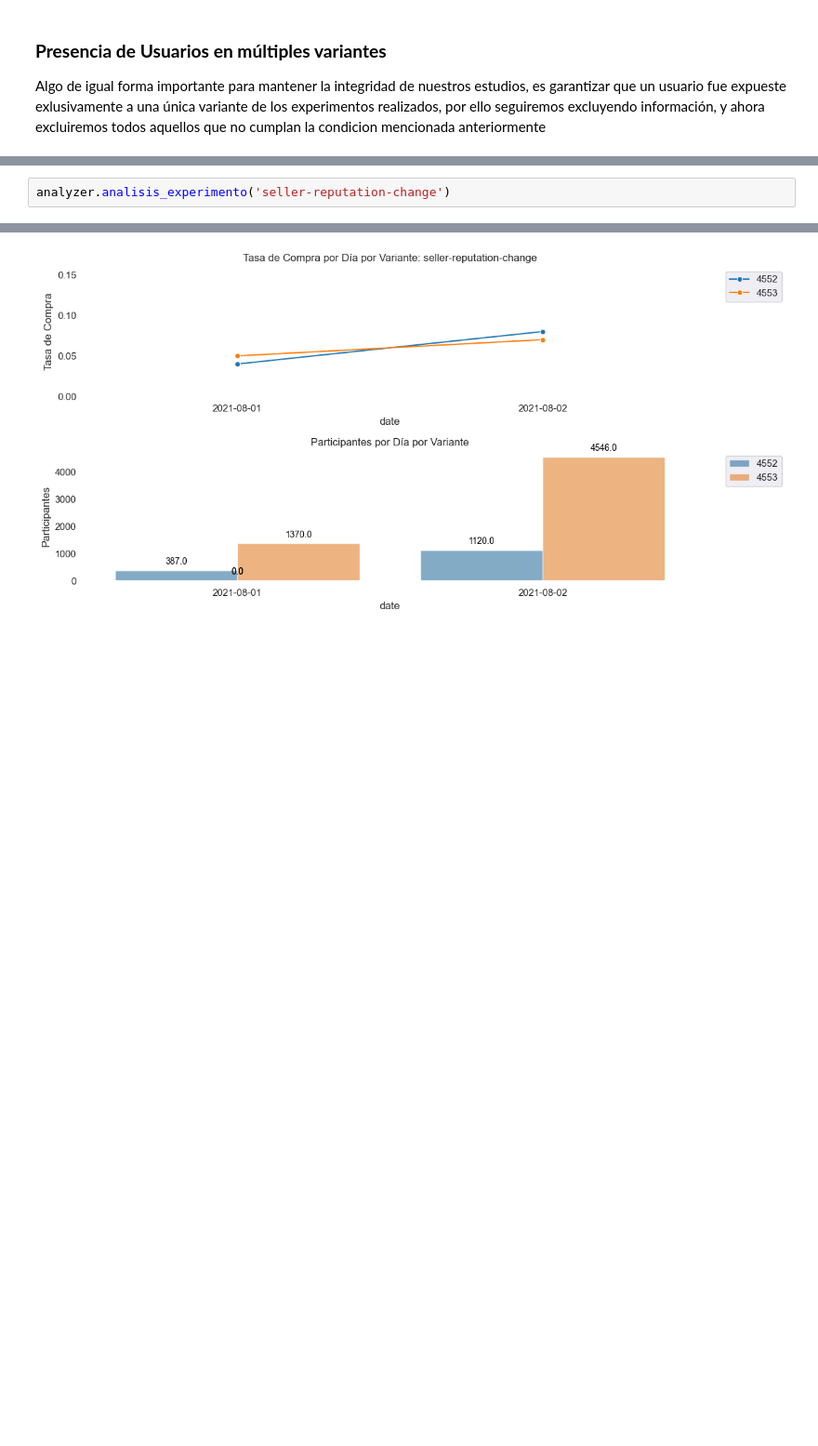
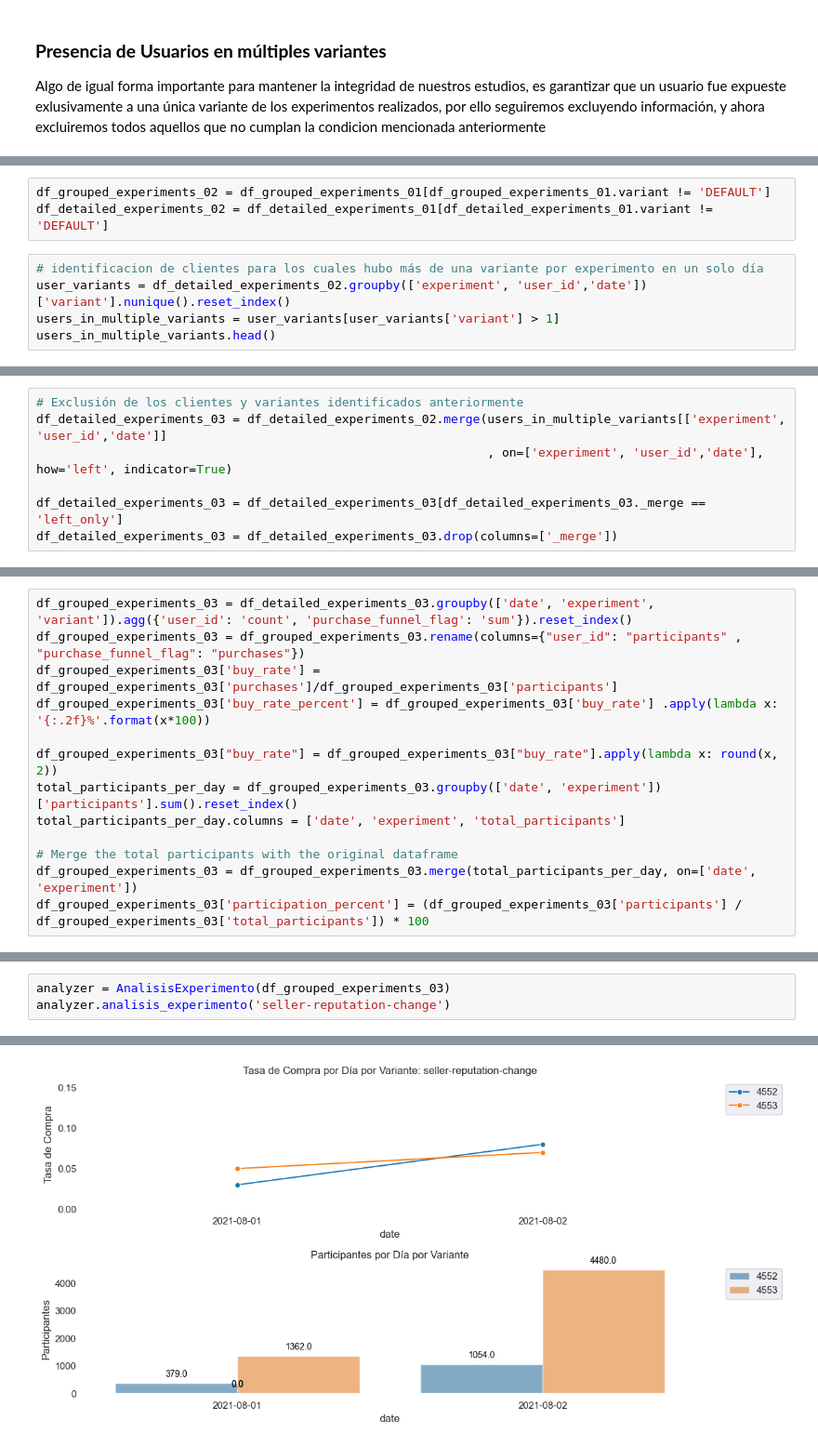
Before and after one commit to jmpaiba123/AB_Testing_Meli, a Jupyter notebook: jupyter_notebooks/02_Validaciones_datos.ipynb, the cells around one changed output, grey strips where cells are left out. Shown: that part at 93% size. Cells and saved outputs as stored; diff of their text form; blank space fills up the shorter version.

```diff
--- a/jupyter_notebooks/02_Validaciones_datos.ipynb
+++ b/jupyter_notebooks/02_Validaciones_datos.ipynb
@@ -196,0 +208,8 @@ unique_experiment_variants
+# %%
+df_grouped_experiments_02 = df_grouped_experiments_01[df_grouped_experiments_01.variant != 'DEFAULT']
+df_detailed_experiments_02 = df_detailed_experiments_01[df_detailed_experiments_01.variant != 'DEFAULT']
+# %%
+# identificacion de clientes para los cuales hubo más de una variante por experimento en un solo día
+user_variants = df_detailed_experiments_02.groupby(['experiment', 'user_id','date'])['variant'].nunique().reset_index()
+users_in_multiple_variants = user_variants[user_variants['variant'] > 1]
+users_in_multiple_variants.head()
@@ -196,0 +230,7 @@ unique_experiment_variants
+# %%
+# Exclusión de los clientes y variantes identificados anteriormente
+df_detailed_experiments_03 = df_detailed_experiments_02.merge(users_in_multiple_variants[['experiment', 'user_id','date']]
+                                                              , on=['experiment', 'user_id','date'], how='left', indicator=True)
+
+df_detailed_experiments_03 = df_detailed_experiments_03[df_detailed_experiments_03._merge == 'left_only']
+df_detailed_experiments_03 = df_detailed_experiments_03.drop(columns=['_merge'])
@@ -196,0 +252,13 @@ unique_experiment_variants
+# %%
+df_grouped_experiments_03 = df_detailed_experiments_03.groupby(['date', 'experiment', 'variant']).agg({'user_id': 'count', 'purchase_funnel_flag': 'sum'}).reset_index()
+df_grouped_experiments_03 = df_grouped_experiments_03.rename(columns={"user_id": "participants" , "purchase_funnel_flag": "purchases"})
+df_grouped_experiments_03['buy_rate'] = df_grouped_experiments_03['purchases']/df_grouped_experiments_03['participants']
+df_grouped_experiments_03['buy_rate_percent'] = df_grouped_experiments_03['buy_rate'] .apply(lambda x: '{:.2f}%'.format(x*100))
+
+df_grouped_experiments_03["buy_rate"] = df_grouped_experiments_03["buy_rate"].apply(lambda x: round(x, 2))
+total_participants_per_day = df_grouped_experiments_03.groupby(['date', 'experiment'])['participants'].sum().reset_index()
+total_participants_per_day.columns = ['date', 'experiment', 'total_participants']
+
+# Merge the total participants with the original dataframe
+df_grouped_experiments_03 = df_grouped_experiments_03.merge(total_participants_per_day, on=['date', 'experiment'])
+df_grouped_experiments_03['participation_percent'] = (df_grouped_experiments_03['participants'] / df_grouped_experiments_03['total_participants']) * 100
@@ -197,4 +288,5 @@ unique_experiment_variants
 # %%
+analyzer = AnalisisExperimento(df_grouped_experiments_03)
 analyzer.analisis_experimento('seller-reputation-change')
 # %% [output]
       date               experiment      variant participation_percent  participants buy_rate_percent  buy_rate
@@ -205,4 +297,4 @@ analyzer.analisis_experimento('seller-reputation-change')
-[figure, old version]
+[figure, new version]
 # %%
 AB_test_data = AnalisisExperimento(df_detailed_experiments)
 AB_test_data.ab_test_discreto('seller-reputation-change')
```
Also changed, not shown: parts of 32 cells of this notebook.
